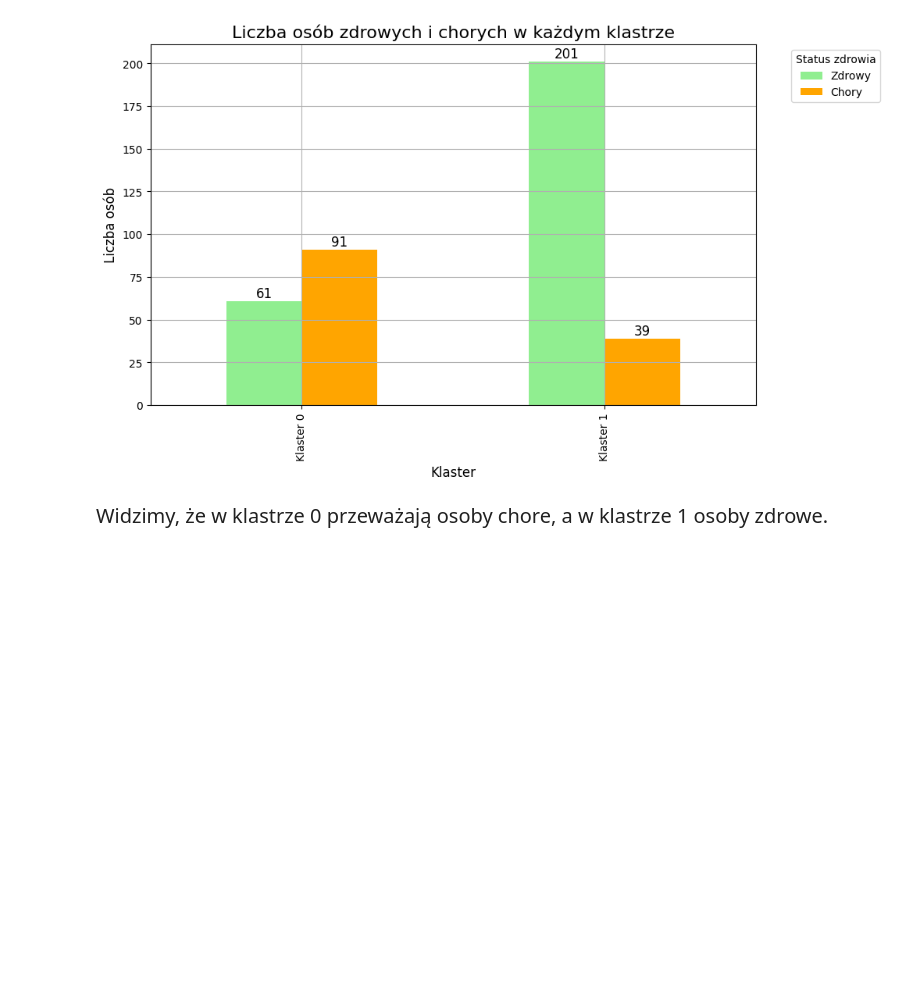
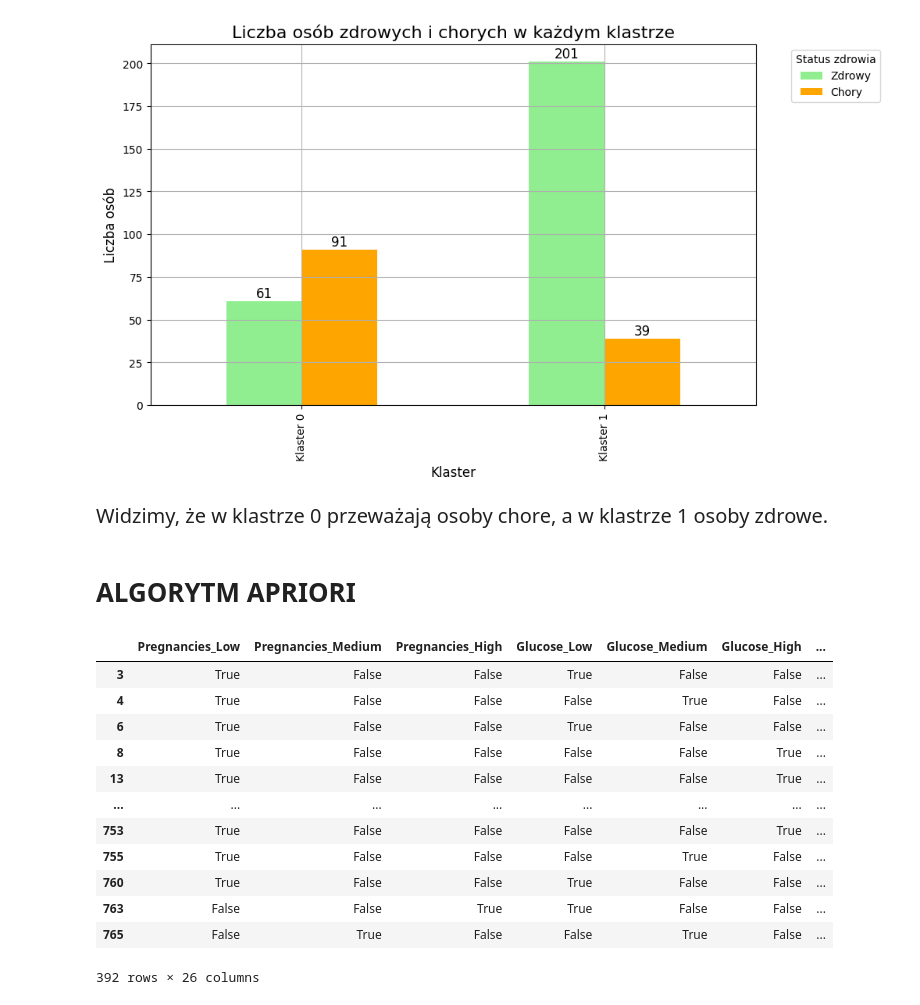
Before and after one commit to Gipsonek123/Projekt-algorytmy_eksploracji_danych, a Jupyter notebook: Projekt.ipynb, the cells around one changed output. Cells and saved outputs as stored; diff of their text form; code cells hidden in the pictures; blank space fills up the shorter version.

Commit message:
Add Apriori algorythm

```diff
--- a/Projekt.ipynb
+++ b/Projekt.ipynb
@@ -466,3 +468,39 @@ plt.show()
 [figure]
 # %% [markdown]
 <p style="font-size:20px;">Widzimy, że w klastrze 0 przeważają osoby chore, a w klastrze 1 osoby zdrowe.</p>
+# %% [markdown]
+# ALGORYTM APRIORI
+# %%
+# dane liczbowe przekształcamy w kategorie
+def discretize(column, bins, labels):
+    return pd.cut(column, bins=bins, labels=labels, include_lowest=True) # metoda dzieli zakres wartości liczbowych na przedziały (bins)
+
+# kategorie weźmiemy na podstawie kwartyli
+discretized_df = pd.DataFrame()
+discretized_df['Pregnancies'] = discretize(df['Pregnancies'], bins=[-1, 3, 6, 17], labels=['Low', 'Medium', 'High'])  # tutaj zakres to (-1, 17]!
+discretized_df['Glucose'] = discretize(df['Glucose'], bins=[-1, 117, 140.25, 199], labels=['Low', 'Medium', 'High'])
+discretized_df['BloodPressure'] = discretize(df['BloodPressure'], bins=[-1, 72, 80, 122], labels=['Low', 'Medium', 'High'])
+discretized_df['SkinThickness'] = discretize(df['SkinThickness'], bins=[-1, 23, 32, 99], labels=['Low', 'Medium', 'High'])
+discretized_df['Insulin'] = discretize(df['SkinThickness'], bins=[-1, 30.5, 127.25, 846], labels=['Low', 'Medium', 'High'])
+discretized_df['BMI'] = discretize(df['BMI'], bins=[-1, 32, 36.6, 67.1], labels=['Underweight', 'Normal', 'Overweight'])
+discretized_df['DiabetesPedigreeFunction'] = discretize(df['DiabetesPedigreeFunction'], bins=[-1, 0.3725, 0.62625, 2.42], labels=['Low', 'Medium', 'High'])
+discretized_df['Age'] = discretize(df['Age'], bins=[-1, 29, 41, 81], labels=['Young', 'Middle-aged', 'Old'])
+discretized_df['Outcome'] = discretize(df['Outcome'], bins=[-1, 0, 1], labels=['No-diabetes', 'Diabetes'])
+# %%
+# zamienimy każdą kategorie na zmienną binarna (ONE HOT ENCODING)
+discretized_df = pd.get_dummies(discretized_df)
+discretized_df
+# %% [output]
+|  | Pregnancies_Low | Pregnancies_Medium | Pregnancies_High | Glucose_Low | Glucose_Medium | Glucose_High | ... |
+| 3 | True | False | False | True | False | False | ... |
+| 4 | True | False | False | False | True | False | ... |
+| 6 | True | False | False | True | False | False | ... |
+| 8 | True | False | False | False | False | True | ... |
+| 13 | True | False | False | False | False | True | ... |
+| ... | ... | ... | ... | ... | ... | ... | ... |
+| 753 | True | False | False | False | False | True | ... |
+| 755 | True | False | False | False | True | False | ... |
+| 760 | True | False | False | True | False | False | ... |
+| 763 | False | False | True | True | False | False | ... |
+| 765 | False | True | False | False | True | False | ... |
+392 rows × 26 columns
```
Also changed, not shown: parts of 7 cells of this notebook.
